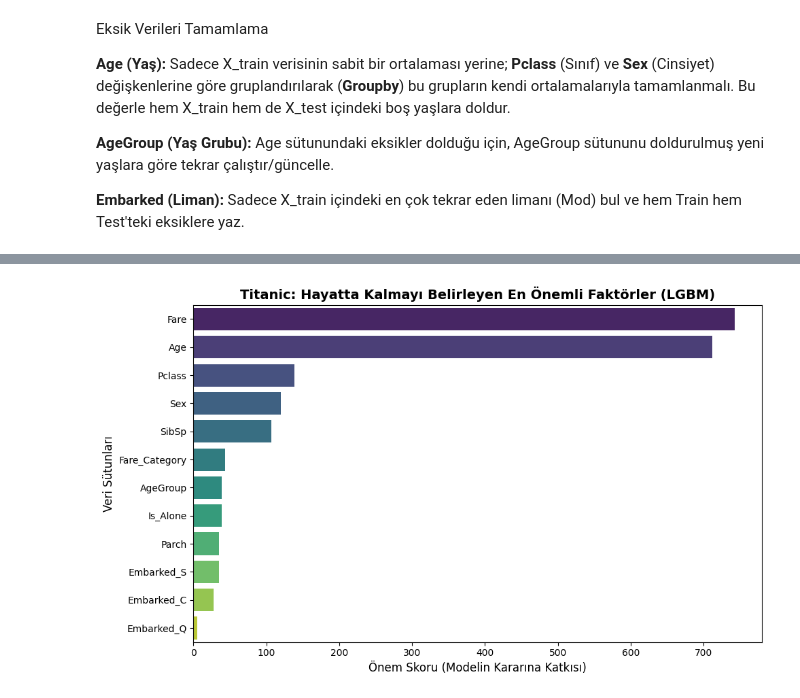
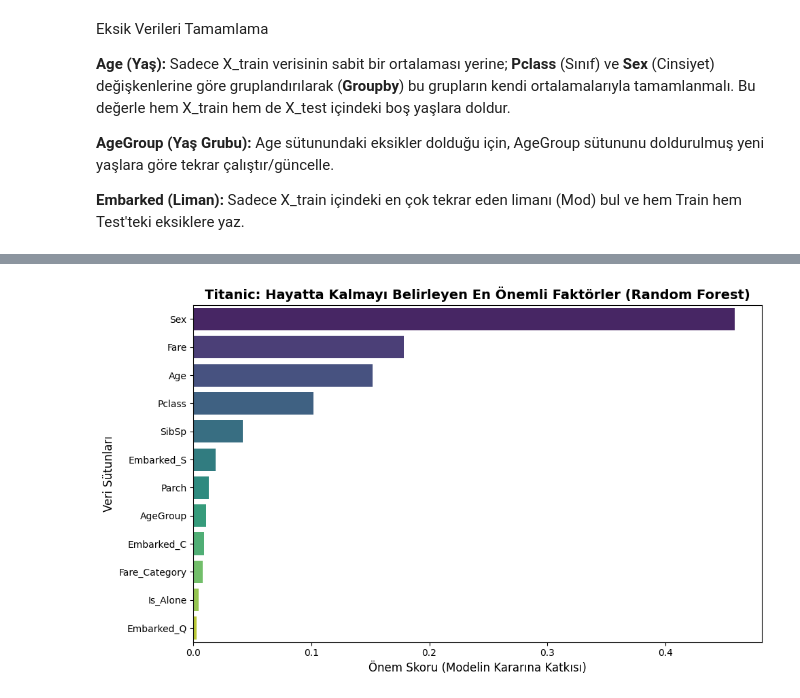
Before and after one commit to betultgumus/ybst-veri-bilimi, a Jupyter notebook: titanic/titanic.ipynb, the cells around one changed output, grey strips where cells are left out. Cells and saved outputs as stored; diff of their text form; code cells hidden in the pictures.

```diff
--- a/titanic/titanic.ipynb
+++ b/titanic/titanic.ipynb
@@ -541,0 +549,10 @@ fig.show()
+# %%
+mask = df["Ticket"].isin(ticket_ayni_satirlar["Ticket"])
+
+df.loc[mask, "Fare"] = (
+    df.loc[mask]
+      .groupby("Ticket")["Fare"]
+      .transform(lambda x: x / len(x))
+)
+
+df.head(15)
@@ -2073,0 +2428,31 @@ Hayatta Kalmadı (0)       0.85      0.92      0.88       106
+# %%
+import time
+from sklearn.ensemble import RandomForestClassifier
+from sklearn.model_selection import cross_val_score
+from sklearn.metrics import accuracy_score, confusion_matrix, classification_report
+
+model = RandomForestClassifier(
+    bootstrap=True, ccp_alpha=0.0, class_weight=None, criterion='gini',
+    max_depth=7, max_features=None, max_leaf_nodes=None, max_samples=None,
+    min_impurity_decrease=0.0, min_samples_leaf=4, min_samples_split=2,
+    min_weight_fraction_leaf=0.0, monotonic_cst=None, n_estimators=300,
+    n_jobs=None, oob_score=False, random_state=42, verbose=0, warm_start=False
+)
+
+start = time.time()
+model.fit(X_train, y_train)
+y_pred_train = model.predict(X_train)
+y_pred_test = model.predict(X_test)
+cv_scores = cross_val_score(model, X_train, y_train, cv=5, scoring='accuracy')
+elapsed = time.time() - start
+
+print("=" * 60)
+print(" RandomForestClassifier (RandomizedSearchCV Best Params)")
+print("=" * 60)
+print(f"\nBest Params: {model.get_params()}")
+print(f"\nTrain Accuracy : {accuracy_score(y_train, y_pred_train):.4f}")
+print(f"Test Accuracy  : {accuracy_score(y_test, y_pred_test):.4f}")
+print(f"CV Score (mean): {cv_scores.mean():.4f} (+/- {cv_scores.std():.4f})")
+print(f"\nConfusion Matrix:\n{confusion_matrix(y_test, y_pred_test)}")
+print(f"\nClassification Report:\n{classification_report(y_test, y_pred_test)}")
+print(f"Süre: {elapsed:.2f} saniye")
@@ -2074,18 +2477,18 @@ Hayatta Kalmadı (0)       0.85      0.92      0.88       106
 # %%
 onem_dereceleri = pd.DataFrame({
     'Özellikler': X_train.columns,
-    'Önem Skoru': lgbm_final.feature_importances_
+    'Önem Skoru': model.feature_importances_
 })
 
 onem_dereceleri = onem_dereceleri.sort_values(by='Önem Skoru', ascending=False)
 
 plt.figure(figsize=(10, 6))
 sns.barplot(x='Önem Skoru', y='Özellikler', data=onem_dereceleri, palette='viridis')
 
-plt.title('Titanic: Hayatta Kalmayı Belirleyen En Önemli Faktörler (LGBM)', fontsize=14, fontweight='bold')
+plt.title('Titanic: Hayatta Kalmayı Belirleyen En Önemli Faktörler (Random Forest)', fontsize=14, fontweight='bold')
 plt.xlabel('Önem Skoru (Modelin Kararına Katkısı)', fontsize=12)
 plt.ylabel('Veri Sütunları', fontsize=12)
 plt.tight_layout()
 plt.show()
 # %% [output]
-[figure, old version]
+[figure, new version]
```
Also changed, not shown: parts of 46 cells of this notebook.
